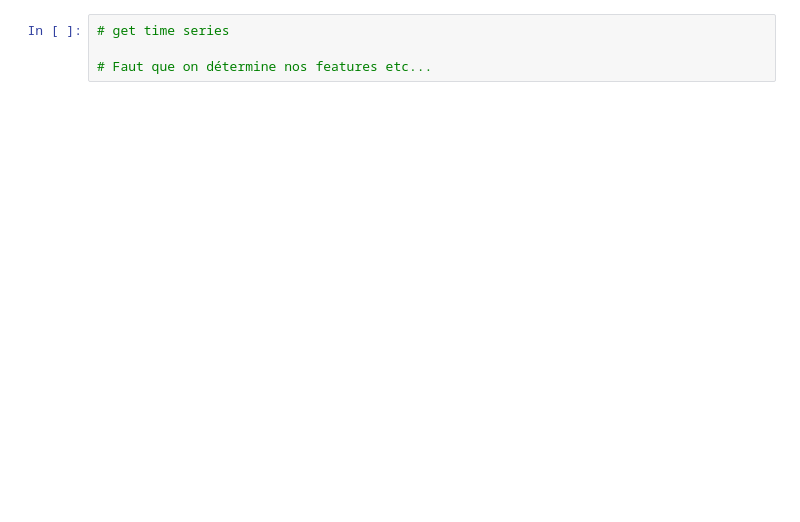
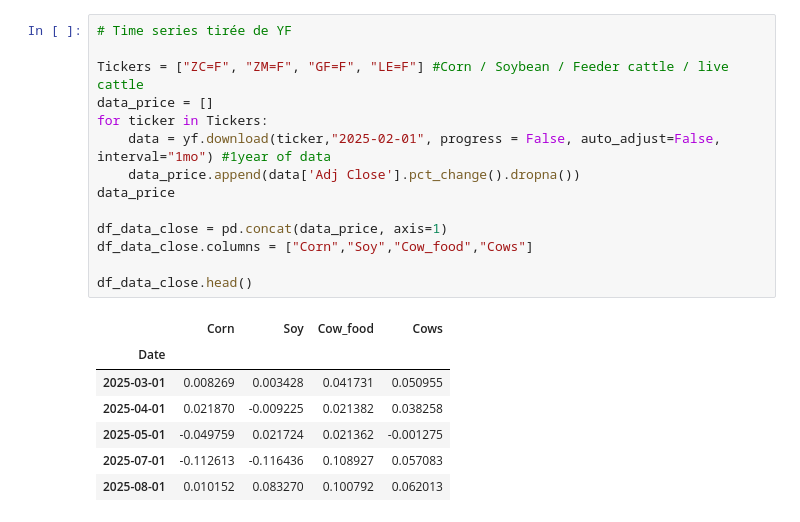
Before and after one commit to Cbrou-tini/IAE_Metz_2026_Empirical_Finance, a Jupyter notebook: Data/test_data.ipynb, the cells around one changed output. Drawn from its saved outputs; the diff is of its cells as text; blank space fills up the shorter version.

```diff
--- a/Data/test_data.ipynb
+++ b/Data/test_data.ipynb
@@ -79,4 +84,22 @@ TYPE image/png
 # %%
-# get time series
+# Time series tirée de YF
 
-# Faut que on détermine nos features etc...
+Tickers = ["ZC=F", "ZM=F", "GF=F", "LE=F"] #Corn / Soybean / Feeder cattle / live cattle
+data_price = []
+for ticker in Tickers:
+    data = yf.download(ticker,"2025-02-01", progress = False, auto_adjust=False, interval="1mo") #1year of data
+    data_price.append(data['Adj Close'].pct_change().dropna())
+data_price
+
+df_data_close = pd.concat(data_price, axis=1)
+df_data_close.columns = ["Corn","Soy","Cow_food","Cows"]
+
+df_data_close.head()
+# %% [output]
+|  | Corn | Soy | Cow_food | Cows |
+| Date |  |  |  |  |
+| 2025-03-01 | 0.008269 | 0.003428 | 0.041731 | 0.050955 |
+| 2025-04-01 | 0.021870 | -0.009225 | 0.021382 | 0.038258 |
+| 2025-05-01 | -0.049759 | 0.021724 | 0.021362 | -0.001275 |
+| 2025-07-01 | -0.112613 | -0.116436 | 0.108927 | 0.057083 |
+| 2025-08-01 | 0.010152 | 0.083270 | 0.100792 | 0.062013 |
```
Also changed, not shown: parts of 6 cells of this notebook.
